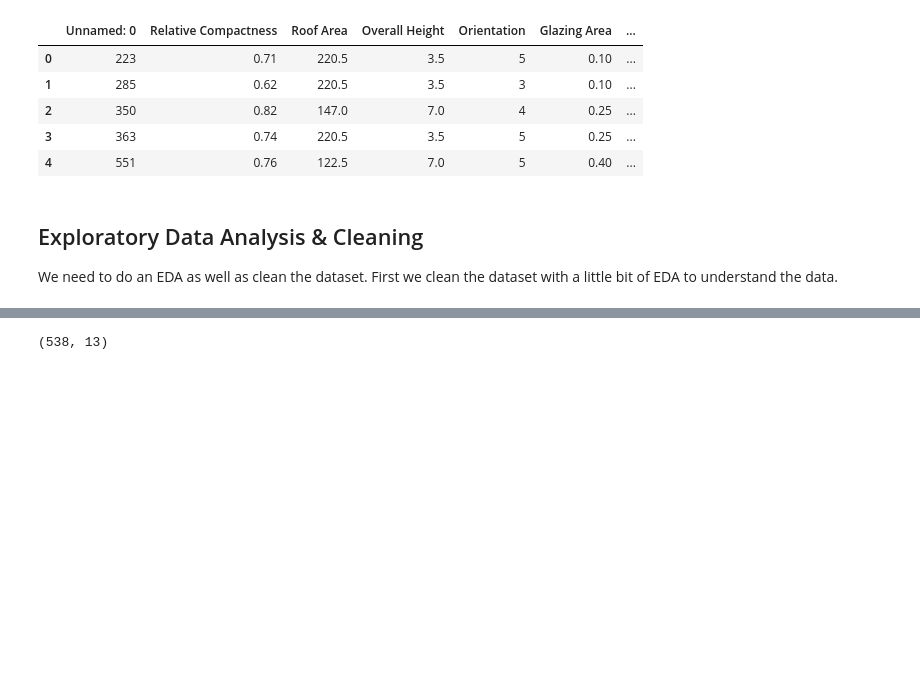
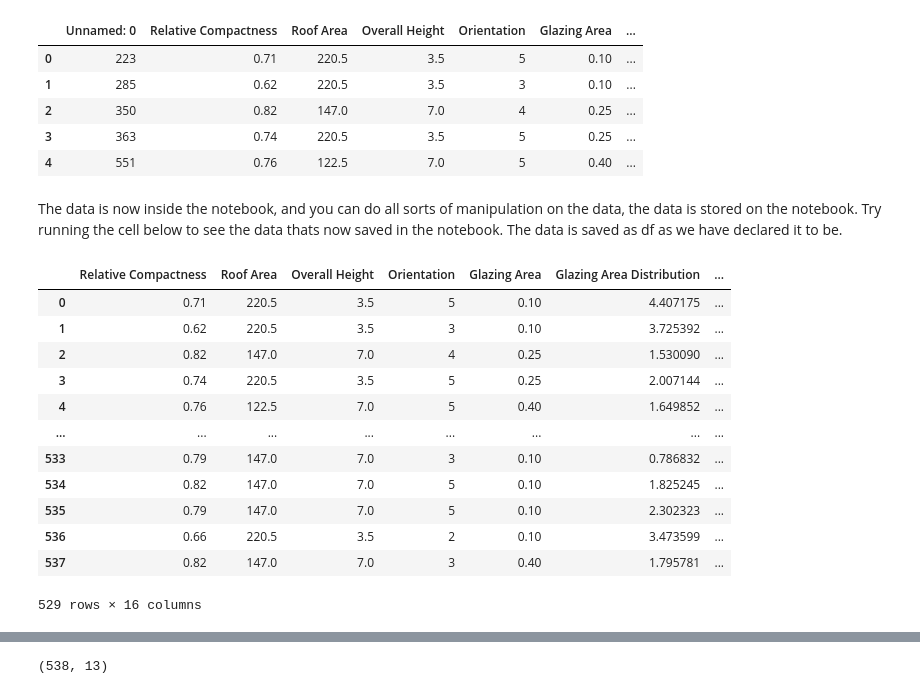
Before and after one commit to Causb1A/cyf-edf-hackathon, a Jupyter notebook: linear_regression.ipynb, the cells around one changed output, grey strips where cells are left out. Saved outputs shown, nothing was run; the diff lists cells and outputs as text; code cells hidden in the pictures; blank space fills up the shorter version.

```diff
--- a/linear_regression.ipynb
+++ b/linear_regression.ipynb
@@ -19,6 +47,21 @@ df.head()
 | 2 | 350 | 0.82 | 147.0 | 7.0 | 4 | 0.25 | ... |
 | 3 | 363 | 0.74 | 220.5 | 3.5 | 5 | 0.25 | ... |
 | 4 | 551 | 0.76 | 122.5 | 7.0 | 5 | 0.40 | ... |
-# %% [markdown]
-## Exploratory Data Analysis & Cleaning
-We need to do an EDA as well as clean the dataset. First we clean the dataset with a little bit of EDA to understand the data.
+# %% [markdown]
+The data is now inside the notebook, and you can do all sorts of manipulation on the data, the data is stored on the notebook. Try running the cell below to see the data thats now saved in the notebook. The data is saved as df as we have declared it to be.
+# %%
+df
+# %% [output]
+|  | Relative Compactness | Roof Area | Overall Height | Orientation | Glazing Area | Glazing Area Distribution | ... |
+| 0 | 0.71 | 220.5 | 3.5 | 5 | 0.10 | 4.407175 | ... |
+| 1 | 0.62 | 220.5 | 3.5 | 3 | 0.10 | 3.725392 | ... |
+| 2 | 0.82 | 147.0 | 7.0 | 4 | 0.25 | 1.530090 | ... |
+| 3 | 0.74 | 220.5 | 3.5 | 5 | 0.25 | 2.007144 | ... |
+| 4 | 0.76 | 122.5 | 7.0 | 5 | 0.40 | 1.649852 | ... |
+| ... | ... | ... | ... | ... | ... | ... | ... |
+| 533 | 0.79 | 147.0 | 7.0 | 3 | 0.10 | 0.786832 | ... |
+| 534 | 0.82 | 147.0 | 7.0 | 5 | 0.10 | 1.825245 | ... |
+| 535 | 0.79 | 147.0 | 7.0 | 5 | 0.10 | 2.302323 | ... |
+| 536 | 0.66 | 220.5 | 3.5 | 2 | 0.10 | 3.473599 | ... |
+| 537 | 0.82 | 147.0 | 7.0 | 3 | 0.40 | 1.795781 | ... |
+529 rows × 16 columns
```
Also changed, not shown: parts of 7 cells of this notebook.
